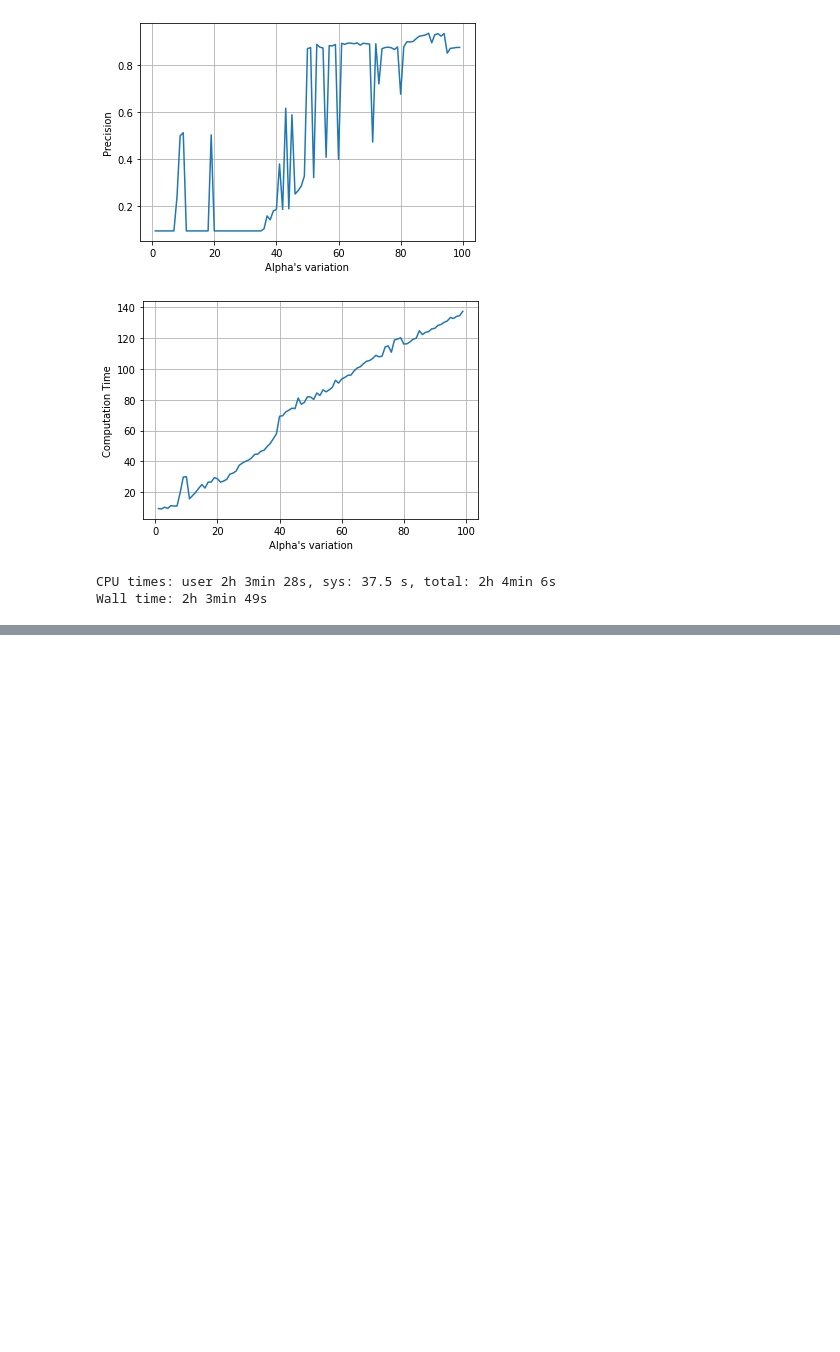
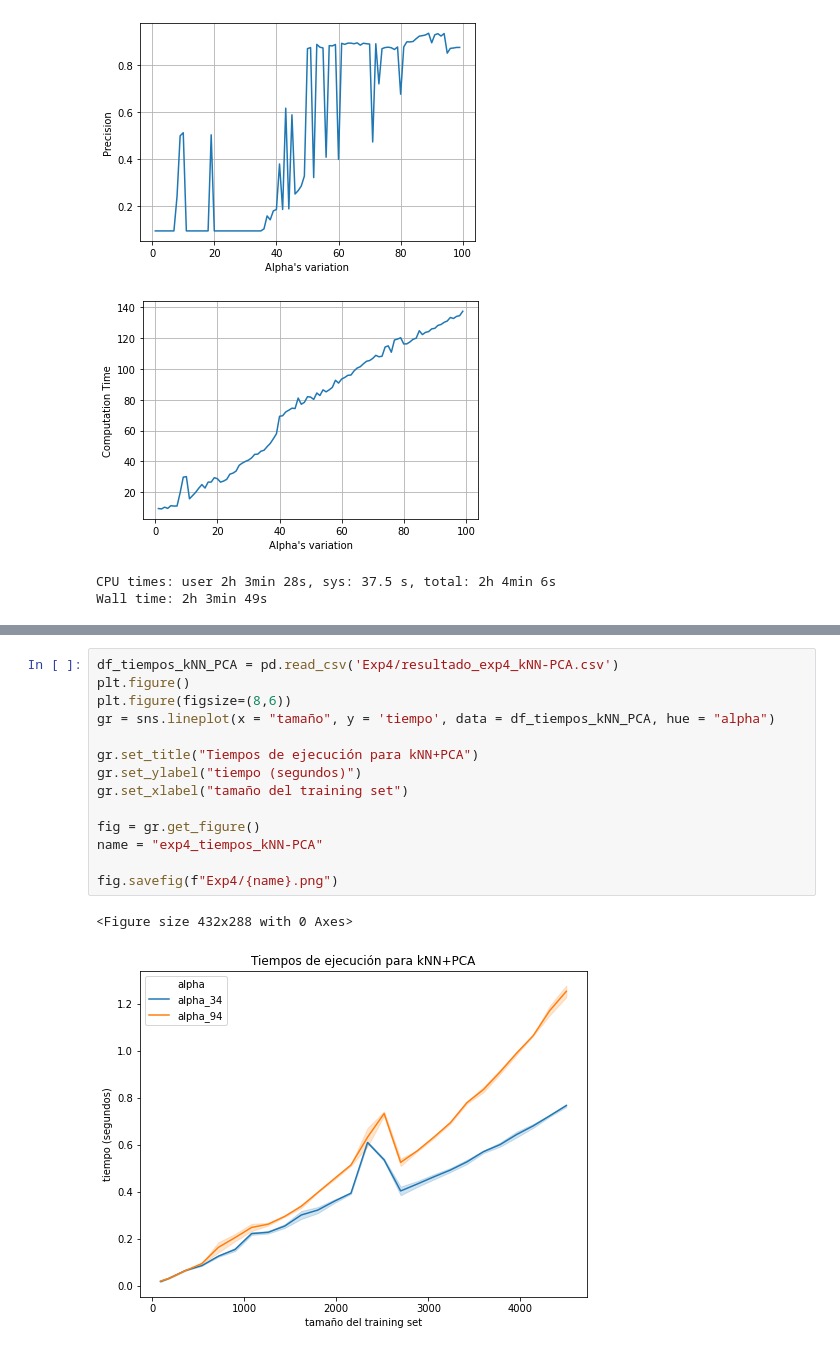
Before and after one commit to davidvenegasr/MetNum, a Jupyter notebook: tp2/notebooks/Experimentacion.ipynb, the cells around one changed output, grey strips where cells are left out. Saved outputs shown, nothing was run; the diff lists cells and outputs as text; blank space fills up the shorter version.

```diff
--- a/tp2/notebooks/Experimentacion.ipynb
+++ b/tp2/notebooks/Experimentacion.ipynb
@@ -362,0 +503,17 @@ Wall time: 2h 3min 49s
+# %%
+df_tiempos_kNN_PCA = pd.read_csv('Exp4/resultado_exp4_kNN-PCA.csv')
+plt.figure()
+plt.figure(figsize=(8,6))
+gr = sns.lineplot(x = "tamaño", y = 'tiempo', data = df_tiempos_kNN_PCA, hue = "alpha")
+
+gr.set_title("Tiempos de ejecución para kNN+PCA")
+gr.set_ylabel("tiempo (segundos)")
+gr.set_xlabel("tamaño del training set")
+
+fig = gr.get_figure()
+name = "exp4_tiempos_kNN-PCA"
+
+fig.savefig(f"Exp4/{name}.png")
+# %% [output]
+<Figure size 432x288 with 0 Axes>
+[figure, added]
```
Also changed, not shown: parts of 14 cells of this notebook, 5 other files.
